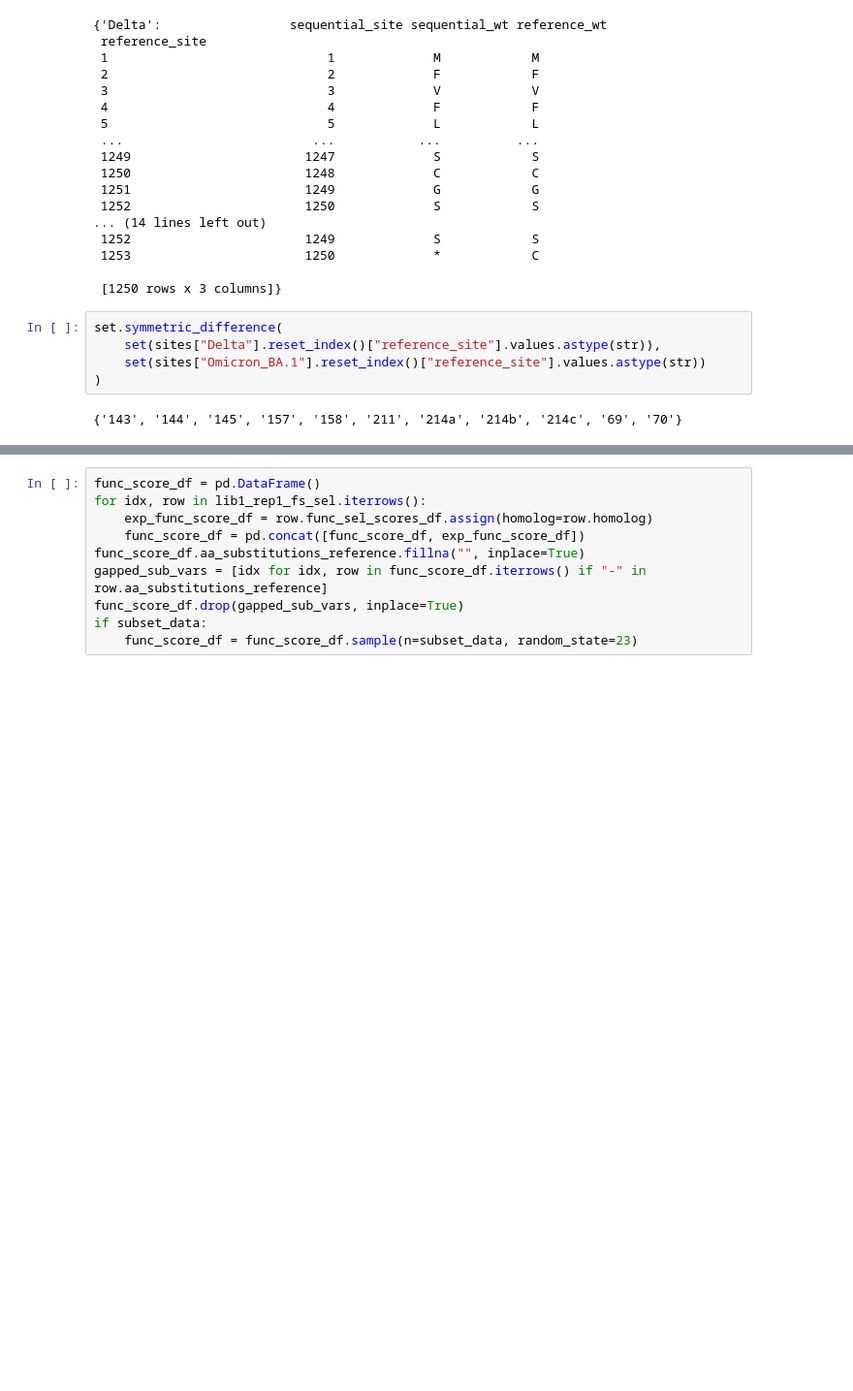
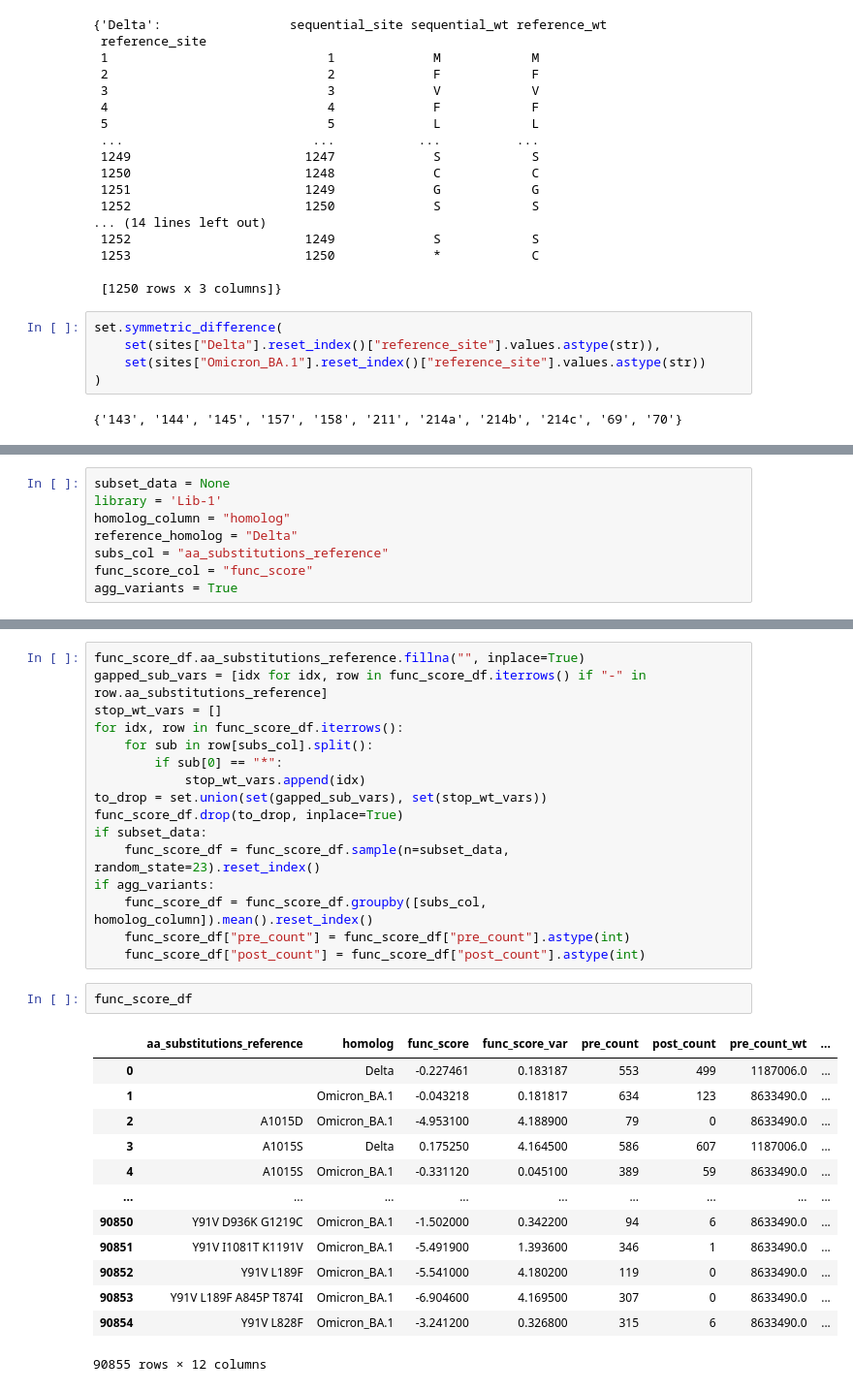
Before and after one commit to matsengrp/multidms, a Jupyter notebook: notebooks/fit_omicron_delta_data.ipynb, the cells around one changed output, grey strips where cells are left out. Shown at 97% size. Saved outputs shown, nothing was run; the diff lists cells and outputs as text; blank space fills up the shorter version.

```diff
--- a/notebooks/fit_omicron_delta_data.ipynb
+++ b/notebooks/fit_omicron_delta_data.ipynb
@@ -124,3 +114,11 @@ fig_saveas_prefix = f"{library}-{func_score_col}-ref-{reference_homolog}-subset-
+# %%
+subset_data = None
+library = 'Lib-1'
+homolog_column = "homolog"
+reference_homolog = "Delta"
+subs_col = "aa_substitutions_reference"
+func_score_col = "func_score"
+agg_variants = True
 # %%
 lib1_rep1_fs_sel = func_score_data.query(f"library == '{library}' & replicate == 1")
 lib1_rep1_fs_sel
@@ -131,13 +149,35 @@ lib1_rep1_fs_sel
 # %%
-func_score_df = pd.DataFrame()
-for idx, row in lib1_rep1_fs_sel.iterrows():
-    exp_func_score_df = row.func_sel_scores_df.assign(homolog=row.homolog)
-    func_score_df = pd.concat([func_score_df, exp_func_score_df])
 func_score_df.aa_substitutions_reference.fillna("", inplace=True)
 gapped_sub_vars = [idx for idx, row in func_score_df.iterrows() if "-" in row.aa_substitutions_reference]
-func_score_df.drop(gapped_sub_vars, inplace=True)
+stop_wt_vars = []
+for idx, row in func_score_df.iterrows():
+    for sub in row[subs_col].split():
+        if sub[0] == "*":
+            stop_wt_vars.append(idx)
+to_drop = set.union(set(gapped_sub_vars), set(stop_wt_vars))
+func_score_df.drop(to_drop, inplace=True)
 if subset_data:
-    func_score_df = func_score_df.sample(n=subset_data, random_state=23)
+    func_score_df = func_score_df.sample(n=subset_data, random_state=23).reset_index()
+if agg_variants:
+    func_score_df = func_score_df.groupby([subs_col, homolog_column]).mean().reset_index()
+    func_score_df["pre_count"] = func_score_df["pre_count"].astype(int)
+    func_score_df["post_count"] = func_score_df["post_count"].astype(int)
+# %%
+func_score_df
+# %% [output]
+|  | aa_substitutions_reference | homolog | func_score | func_score_var | pre_count | post_count | pre_count_wt | ... |
+| 0 |  | Delta | -0.227461 | 0.183187 | 553 | 499 | 1187006.0 | ... |
+| 1 |  | Omicron_BA.1 | -0.043218 | 0.181817 | 634 | 123 | 8633490.0 | ... |
+| 2 | A1015D | Omicron_BA.1 | -4.953100 | 4.188900 | 79 | 0 | 8633490.0 | ... |
+| 3 | A1015S | Delta | 0.175250 | 4.164500 | 586 | 607 | 1187006.0 | ... |
+| 4 | A1015S | Omicron_BA.1 | -0.331120 | 0.045100 | 389 | 59 | 8633490.0 | ... |
+| ... | ... | ... | ... | ... | ... | ... | ... | ... |
+| 90850 | Y91V D936K G1219C | Omicron_BA.1 | -1.502000 | 0.342200 | 94 | 6 | 8633490.0 | ... |
+| 90851 | Y91V I1081T K1191V | Omicron_BA.1 | -5.491900 | 1.393600 | 346 | 1 | 8633490.0 | ... |
+| 90852 | Y91V L189F | Omicron_BA.1 | -5.541000 | 4.180200 | 119 | 0 | 8633490.0 | ... |
+| 90853 | Y91V L189F A845P T874I | Omicron_BA.1 | -6.904600 | 4.169500 | 307 | 0 | 8633490.0 | ... |
+| 90854 | Y91V L828F | Omicron_BA.1 | -3.241200 | 0.326800 | 315 | 6 | 8633490.0 | ... |
+90855 rows × 12 columns
 # %%
 (X, y), df, all_subs, site_map = create_homolog_modeling_data(
                             func_score_df,
```
Also changed, not shown: parts of 17 cells of this notebook, 10 other files.
